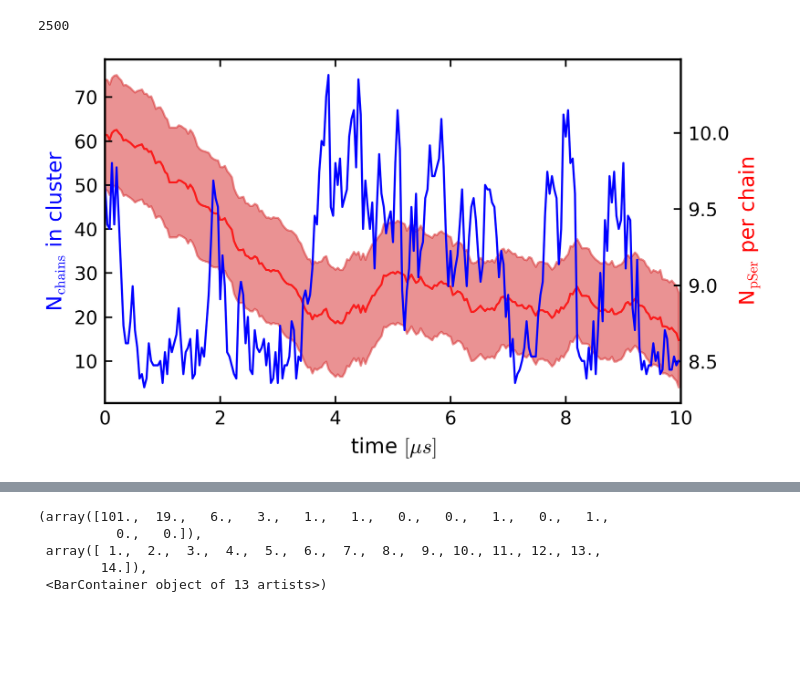
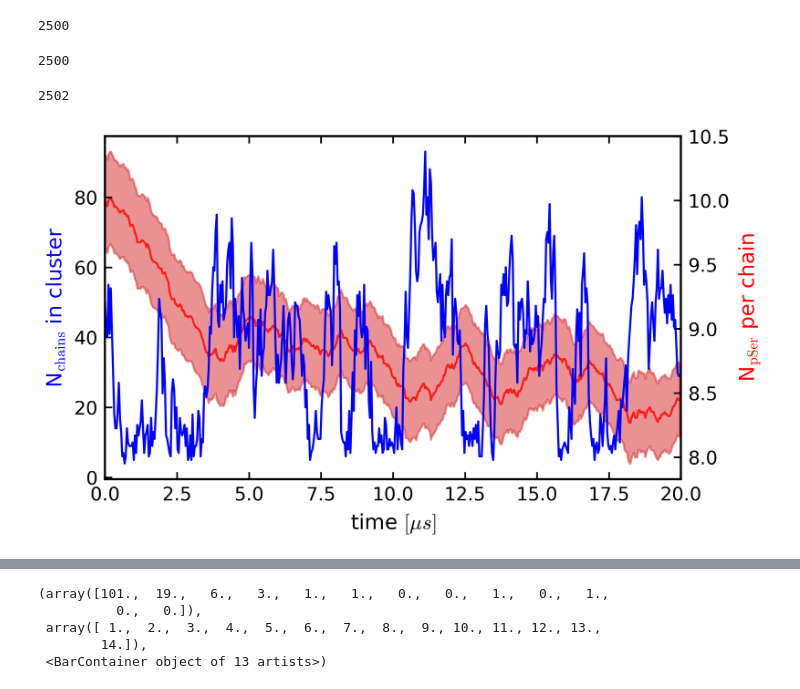
Before and after one commit to ezippo/HPA, a Jupyter notebook: active_droplets.ipynb, the cells around one changed output, grey strips where cells are left out. Drawn from its saved outputs; the diff is of its cells as text; code cells hidden in the pictures; blank space fills up the shorter version.

```diff
--- a/active_droplets.ipynb
+++ b/active_droplets.ipynb
@@ -257,8 +261,12 @@ pSer_200_2_10_5us, d_pSer_200_2_10_5us = hpa.rates.pSer_per_chain(dirpath=path_s
+# %%
+pSer_200_2_10_15us, d_pSer_200_2_10_15us = hpa.rates.pSer_per_chain(dirpath=path_ss+'search_200-tdp43-lcd_2-ck1d-open_10-pp3/',
+                                              file_suffix='200-tdp43-lcd-2000pSer_2-com-ck1d-open_10-com-pp3_CAL3_search_15us_dump.gsd',
+                                              ser_l=ser_i, n_sims=1, times=times_ss, len_prot=154, n_prot=200)
 # %%
 dirpath=path_ss+'search_200-tdp43-lcd_2-ck1d-open_10-pp3/'
 file_suffix='200-tdp43-lcd-2000pSer_2-com-ck1d-open_10-com-pp3_CAL3_search_'
 # %%
-n_chains_arr = np.zeros((len(times_ss)*2,200))
+n_chains_arr = np.zeros((len(times_ss)*4,200))
 with gsd.hoomd.open(dirpath+f'sim1_'+file_suffix+'dump_centered.gsd', 'rb') as input_gsd:
     print(len(input_gsd))
     for i, tt in enumerate(tqdm(times_ss)):
@@ -275,35 +283,57 @@ with gsd.hoomd.open(dirpath+f'sim1_'+file_suffix+'5us_dump_centered.gsd', 'rb')
 # %% [output]
 2500
 2500
+# %%
+with gsd.hoomd.open(dirpath+f'sim1_'+file_suffix+'10us_dump_centered.gsd', 'rb') as input_gsd:
+    print(len(input_gsd))
+    for k, tt in enumerate(tqdm(times_ss)):
+        frame = input_gsd[int(tt)]
+        tmp_nc_5ck1d = hpa.cluster.clusters_size_from_dbscan_pbc_fast(frame, np.array([100,100,100]), n_particles=30800, n_chains=200, eps=1, min_sample=2)/154.
+        n_chains_arr[i+j+k+1+1] = tmp_nc_5ck1d
+# %% [output]
+2500
+# %%
+with gsd.hoomd.open(dirpath+f'sim1_'+file_suffix+'15us_dump_centered.gsd', 'rb') as input_gsd:
+    print(len(input_gsd))
+    for l, tt in enumerate(tqdm(times_ss)):
+        frame = input_gsd[int(tt)]
+        tmp_nc_5ck1d = hpa.cluster.clusters_size_from_dbscan_pbc_fast(frame, np.array([100,100,100]), n_particles=30800, n_chains=200, eps=1, min_sample=2)/154.
+        n_chains_arr[i+j+k+l+1+1+1] = tmp_nc_5ck1d
+# %% [output]
+2502
 # %%
 condensate_size_t = np.max(n_chains_arr, axis=1)
 # %%
 time_step_ss = times_ss*200000/1e8
-time_step_ss = np.append(time_step_ss, time_step_ss+5)
+time_step_ss = np.append( np.append( np.append(time_step_ss, time_step_ss+5), time_step_ss+10 ), time_step_ss+15 )
 pSer_200_2_10_till10us = np.append(pSer_200_2_10, pSer_200_2_10_5us)
 d_pSer_200_2_10_till10us = np.append(d_pSer_200_2_10, d_pSer_200_2_10_5us)
+pSer_200_2_10_till15us = np.append(pSer_200_2_10_till10us, pSer_200_2_10_10us)
+d_pSer_200_2_10_till15us = np.append(d_pSer_200_2_10_till10us, d_pSer_200_2_10_10us)
+pSer_200_2_10_till20us = np.append(pSer_200_2_10_till15us, pSer_200_2_10_15us)
+d_pSer_200_2_10_till20us = np.append(d_pSer_200_2_10_till15us, d_pSer_200_2_10_15us)
 
 fig, ax1 = plt.subplots(figsize=(5, 3))
 
 ax1.plot(time_step_ss, condensate_size_t, 'b')
 ax1.set_ylabel(r'N$_{\mathrm{chains}}$ in cluster', color='b')
 
 ax2 = ax1.twinx()
 ax2.set_zorder(ax1.get_zorder() - 1)
 
-ax2.plot(time_step_ss, pSer_200_2_10_till10us, 'r', alpha=0.8)
-ax2.fill_between(time_step_ss, pSer_200_2_10_till10us-d_pSer_200_2_10_till10us, pSer_200_2_10_till10us+d_pSer_200_2_10_till10us, color='tab:red', alpha=0.5, label='2 CK1d, 10 PP3')
+ax2.plot(time_step_ss, pSer_200_2_10_till20us, 'r', alpha=0.8)
+ax2.fill_between(time_step_ss, pSer_200_2_10_till20us-d_pSer_200_2_10_till20us, pSer_200_2_10_till20us+d_pSer_200_2_10_till20us, color='tab:red', alpha=0.5, label='2 CK1d, 10 PP3')
 
 ax1.set_xlabel(r'time $[\mu s]$')
 ax2.set_ylabel(r'N$_{\mathrm{pSer}}$ per chain', color='r')
 ax2.patch.set_visible(False)
 ax1.patch.set_visible(False)
 
 #ax1.set_ylim(3,5)
-ax1.set_xlim(0,10)
+ax1.set_xlim(0,20)
 #ax1.legend(ncols=2, loc='lower right')
 filename = '/localscratch/zippoema/project_ness/plots/search_steadystate/cluster_size_200-tdp-lcd-2000pser_2-ck1d-open_10-pp3'
 plt.savefig(filename+'.png', dpi=600)
 plt.savefig(filename+'.pdf', dpi=600)
 # %% [output]
-[figure, old version]
+[figure, new version]
```
Also changed, not shown: parts of 2 cells of this notebook, 4 other files.
